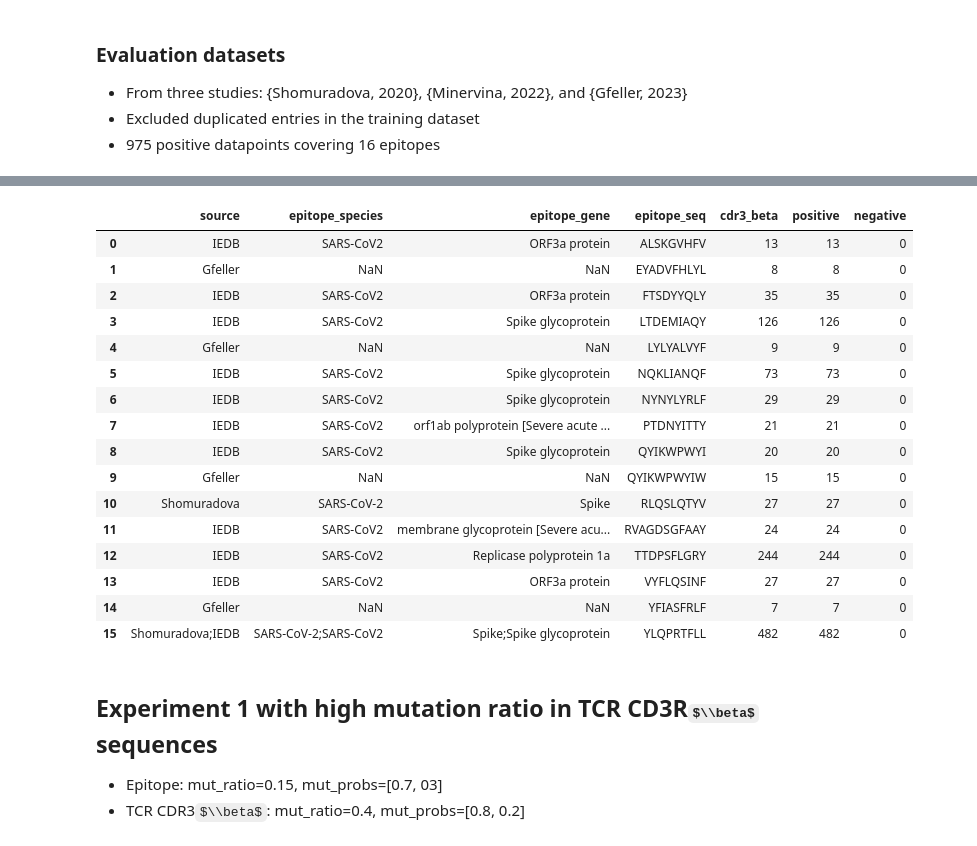
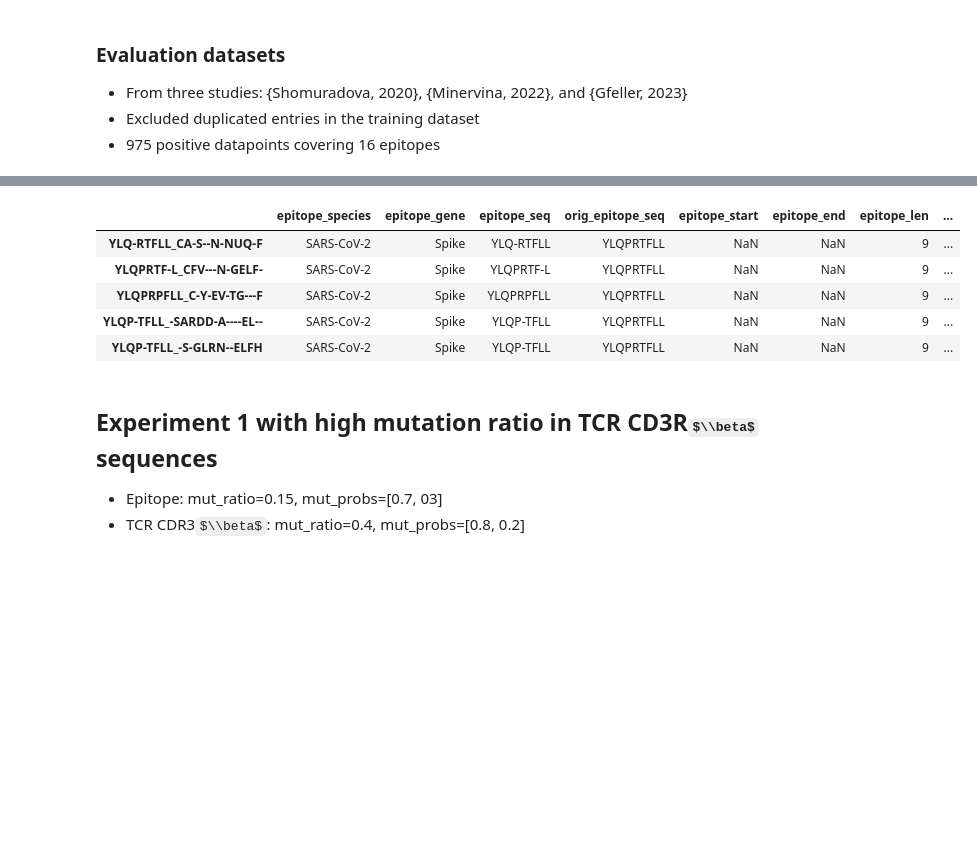
Before and after one commit to aidanbio/GenTCR, a Jupyter notebook: nb/eval_model.ipynb, the cells around one changed output, grey strips where cells are left out. Cells and saved outputs as stored; diff of their text form; code cells hidden in the pictures; some formulas as TeX source; blank space fills up the shorter version.

```diff
--- a/nb/eval_model.ipynb
+++ b/nb/eval_model.ipynb
@@ -77,8 +66,8 @@ eval_ds.df.shape: (554707, 12)
 # %%
 from gentcr.data import EpitopeTargetDataset, CN
 
-eval_ds = EpitopeTargetDataset.from_key('shomuradova_minervina_gfeller')
-eval_ds.exclude_by(train_ds, target_cols=['index', 'cdr3b_seq'], inplace=True)
+eval_ds = EpitopeTargetDataset.from_key('smg_mutated')
+eval_ds.exclude_by(train_ds, target_cols=['index', 'orig_cdr3b_seq'], inplace=True)
 print(f'eval_ds.df.shape: {eval_ds.df.shape}')
-display(eval_ds.summary())
+display(eval_ds.df.head())
 # %% [output]
@@ -91,20 +80,9 @@ eval_ds.df.shape: (975, 12)
-|  | source | epitope_species | epitope_gene | epitope_seq | cdr3_beta | positive | negative |
-| 0 | IEDB | SARS-CoV2 | ORF3a protein | ALSKGVHFV | 13 | 13 | 0 |
-| 1 | Gfeller | NaN | NaN | EYADVFHLYL | 8 | 8 | 0 |
-| 2 | IEDB | SARS-CoV2 | ORF3a protein | FTSDYYQLY | 35 | 35 | 0 |
-| 3 | IEDB | SARS-CoV2 | Spike glycoprotein | LTDEMIAQY | 126 | 126 | 0 |
-| 4 | Gfeller | NaN | NaN | LYLYALVYF | 9 | 9 | 0 |
-| 5 | IEDB | SARS-CoV2 | Spike glycoprotein | NQKLIANQF | 73 | 73 | 0 |
-| 6 | IEDB | SARS-CoV2 | Spike glycoprotein | NYNYLYRLF | 29 | 29 | 0 |
-| 7 | IEDB | SARS-CoV2 | orf1ab polyprotein [Severe acute ... | PTDNYITTY | 21 | 21 | 0 |
-| 8 | IEDB | SARS-CoV2 | Spike glycoprotein | QYIKWPWYI | 20 | 20 | 0 |
-| 9 | Gfeller | NaN | NaN | QYIKWPWYIW | 15 | 15 | 0 |
-| 10 | Shomuradova | SARS-CoV-2 | Spike | RLQSLQTYV | 27 | 27 | 0 |
-| 11 | IEDB | SARS-CoV2 | membrane glycoprotein [Severe acu... | RVAGDSGFAAY | 24 | 24 | 0 |
-| 12 | IEDB | SARS-CoV2 | Replicase polyprotein 1a | TTDPSFLGRY | 244 | 244 | 0 |
-| 13 | IEDB | SARS-CoV2 | ORF3a protein | VYFLQSINF | 27 | 27 | 0 |
-| 14 | Gfeller | NaN | NaN | YFIASFRLF | 7 | 7 | 0 |
-| 15 | Shomuradova;IEDB | SARS-CoV-2;SARS-CoV2 | Spike;Spike glycoprotein | YLQPRTFLL | 482 | 482 | 0 |
+|  | epitope_species | epitope_gene | epitope_seq | orig_epitope_seq | epitope_start | epitope_end | epitope_len | ... |
+| YLQ-RTFLL_CA-S--N-NUQ-F | SARS-CoV-2 | Spike | YLQ-RTFLL | YLQPRTFLL | NaN | NaN | 9 | ... |
+| YLQPRTF-L_CFV---N-GELF- | SARS-CoV-2 | Spike | YLQPRTF-L | YLQPRTFLL | NaN | NaN | 9 | ... |
+| YLQPRPFLL_C-Y-EV-TG---F | SARS-CoV-2 | Spike | YLQPRPFLL | YLQPRTFLL | NaN | NaN | 9 | ... |
+| YLQP-TFLL_-SARDD-A----EL-- | SARS-CoV-2 | Spike | YLQP-TFLL | YLQPRTFLL | NaN | NaN | 9 | ... |
+| YLQP-TFLL_-S-GLRN--ELFH | SARS-CoV-2 | Spike | YLQP-TFLL | YLQPRTFLL | NaN | NaN | 9 | ... |
 # %% [markdown]
 ## Experiment 1 with high mutation ratio in TCR CD3R$\\beta$ sequences
 - Epitope: mut_ratio=0.15, mut_probs=[0.7, 03]
```
Also changed, not shown: parts of 9 cells of this notebook, 6 other files.
